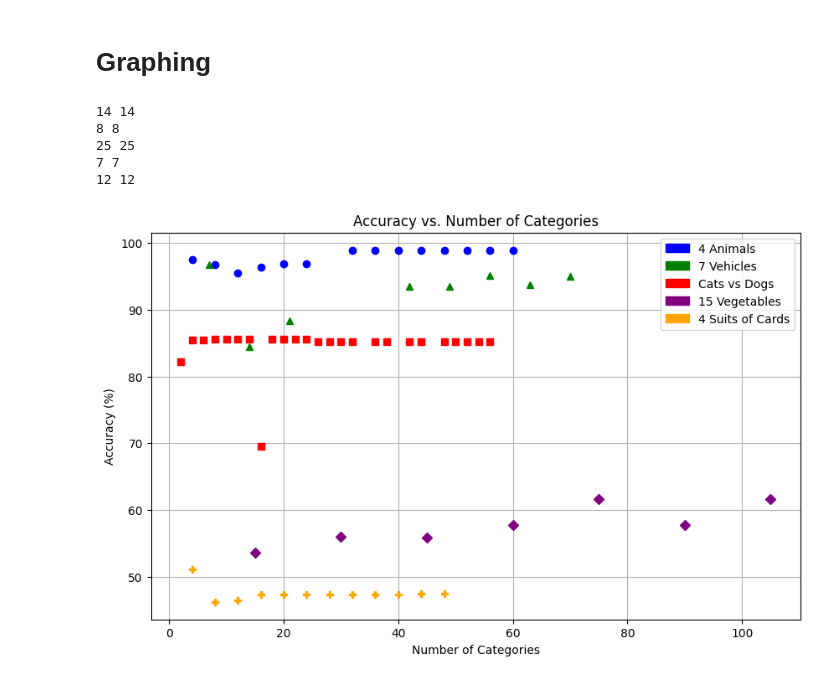
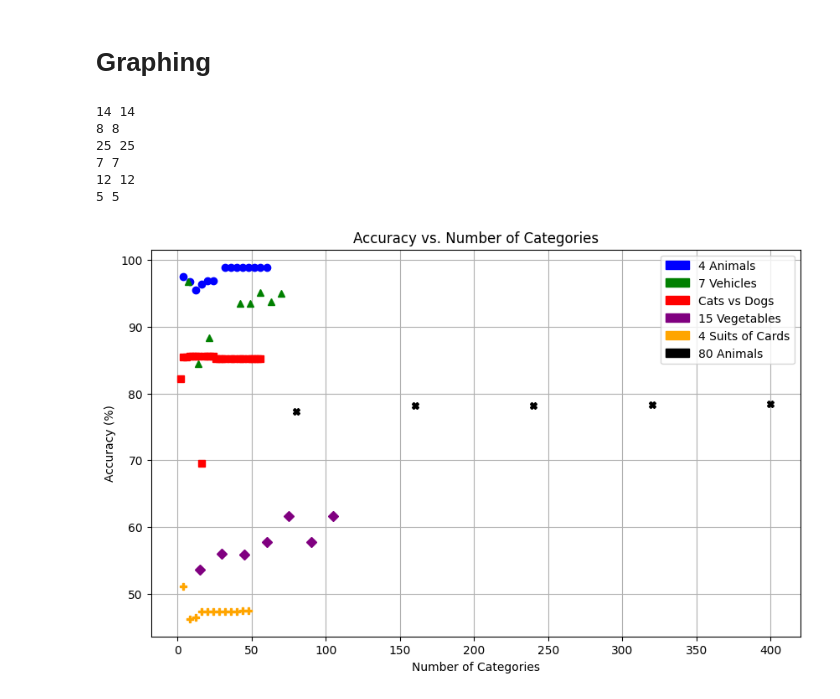
Before and after one commit to anthony-lamelas/Labeling_Accuracy, a Jupyter notebook: graphing.ipynb, the cells around one changed output. Drawn from its saved outputs; the diff is of its cells as text; code cells hidden in the pictures.

```diff
--- a/graphing.ipynb
+++ b/graphing.ipynb
@@ -1542,11 +1556,11 @@ card_counts = {
 }
 
 animal80_counts = {
-    aOcheck_accuracy("animal80/base.csv", a80),
-    aOcheck_accuracy("animal80/animal160.csv", a160),
-    aOcheck_accuracy("animal80/animal240.csv", a240),
-    aOcheck_accuracy("animal80/animal320.csv", a320),
-    aOcheck_accuracy("animal80/animal400.csv", a400)
+    80 : aOcheck_accuracy("animal80/base.csv", a80),
+    160 : aOcheck_accuracy("animal80/a160.csv", a160),
+    240 : aOcheck_accuracy("animal80/a240csv", a240),
+    320 : aOcheck_accuracy("animal80/a320.csv", a320),
+    400 : aOcheck_accuracy("animal80/a400.csv", a400)
 }
 # %% [markdown]
 # Graphing
@@ -1580,32 +1594,33 @@ plt.legend()
 
 #Calling function
 append_accuracies(aO_counts,"Animals4", "blue", "o")
 append_accuracies(v7_counts,"Vehicles7", "green", "^")
 append_accuracies(cd_counts,"Cats vs Dogs", "red", "s")
 append_accuracies(veg_counts,"Vegetables15", "purple", "D")
 append_accuracies(card_counts,"Cards4", "orange", "P")
 append_accuracies(animal80_counts,"Animal80", "black", "X")
 
 a4_patch = mpatches.Patch(color='blue', label='4 Animals')
 v7_patch = mpatches.Patch(color='green', label='7 Vehicles')
 cd_patch = mpatches.Patch(color='red', label='Cats vs Dogs')
 veg_patch = mpatches.Patch(color='purple', label='15 Vegetables')
 card_patch = mpatches.Patch(color='orange', label='4 Suits of Cards')
 a80_patch = mpatches.Patch(color='black', label='80 Animals')
 
 
-plt.legend(handles=[a4_patch, v7_patch, cd_patch, veg_patch, card_patch])
+plt.legend(handles=[a4_patch, v7_patch, cd_patch, veg_patch, card_patch, a80_patch])
 
 #Axis ranges
 
 # plt.xlim(0, 80)
 # plt.ylim(0, 100)
 
 plt.show()
 # %% [output]
 14 14
 8 8
 25 25
 7 7
 12 12
+5 5
-[figure, old version]
+[figure, new version]
```
Also changed, not shown: parts of 5 cells of this notebook, 8 other files.
